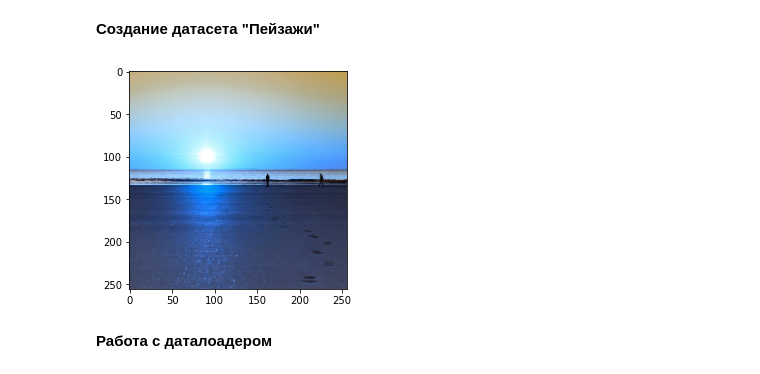
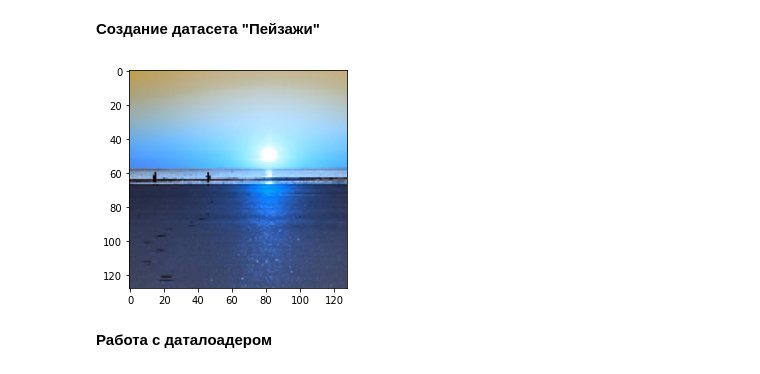
Before and after one commit to Edyarich/dlsystems-final-project, a Jupyter notebook: dlsystems_diffusion_models.ipynb, the cells around one changed output. Drawn from its saved outputs; the diff is of its cells as text; code cells hidden in the pictures.

```diff
--- a/dlsystems_diffusion_models.ipynb
+++ b/dlsystems_diffusion_models.ipynb
@@ -76,29 +64,31 @@ if not os.path.isdir("./cifar-10-batches-py"):
 # %%
 import needle as ndl
 import numpy as np
 from matplotlib import pyplot as plt
 from pathlib import Path
 from needle.autograd import Tensor
 
 
 def plot_landscape(img: np.ndarray):
     img = np.transpose(img, (1, 2, 0))
     img = (img + 1) / 2
     plt.imshow(img);
 
 
 DATA_DIR = Path('./data/landscapes/')
 IMAGE_FILES = sorted(str(x) for x in list(DATA_DIR.rglob('*.jpg')))
 
 transforms = [
     ndl.data.RandomFlipHorizontal(),
     ndl.data.Lambda(lambda img: np.transpose(img, (2, 0, 1))),
 ]
 
-dataset = ndl.data.LandscapesDataset(IMAGE_FILES, extra_transforms=transforms)
+dataset = ndl.data.LandscapesDataset(
+    IMAGE_FILES, extra_transforms=transforms, img_size=128
+)
 plot_landscape(dataset[12])
 # %% [output]
-[figure, old version]
+[figure, new version]
 # %% [markdown]
 **Работа с даталоадером**
 # %%
```
Also changed, not shown: parts of 4 cells of this notebook, 2 other files.
